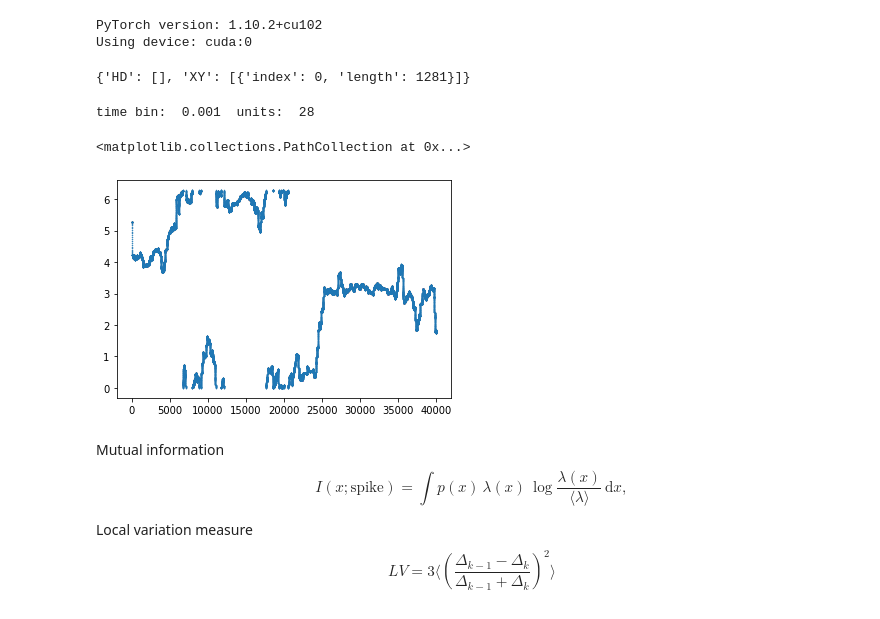
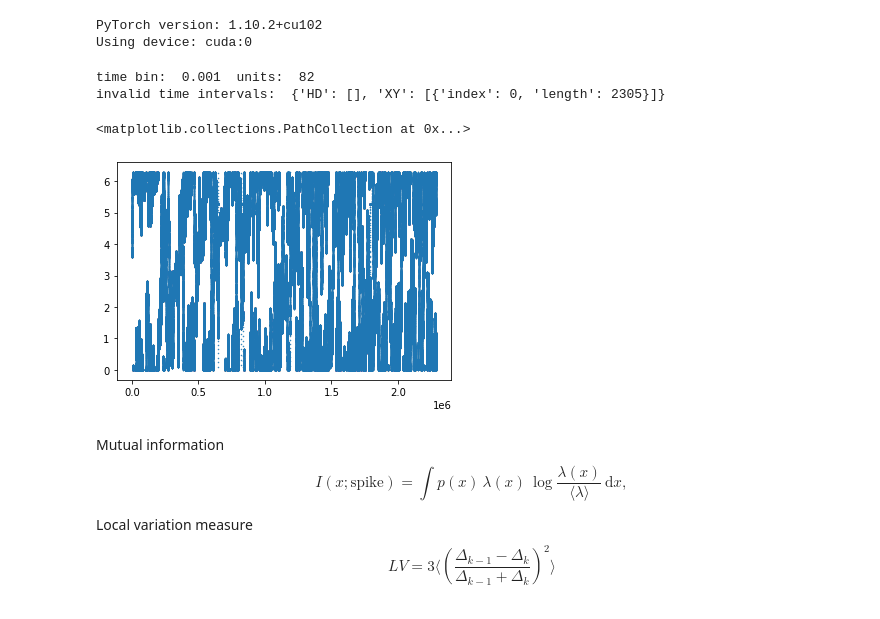
Before and after one commit to davindicode/UCM-interpret, a Jupyter notebook: preprocess/select_units_HDC.ipynb, the cells around one changed output. Saved outputs shown, nothing was run; the diff lists cells and outputs as text; code cells hidden in the pictures.

```diff
--- a/preprocess/select_units_HDC.ipynb
+++ b/preprocess/select_units_HDC.ipynb
@@ -31,16 +31,12 @@ mouse_ids = ['Mouse24', 'Mouse24', 'Mouse28', 'Mouse28', 'Mouse25', 'Mouse25'] #
 session_ids = ['131213', '131216', '140312', '140313', '140123', '140124'] # '120806'
 
 
-k = 0
+k = 3
 mouse_id, session_id = mouse_ids[k], session_ids[k]
 phase = 'wake'
 datadir = '..'
 
 data_dict = pickle.load(open(datadir+'/data/datasets/th1_{}_{}_{}.p'.format(mouse_id, session_id, phase), 'rb'))
-# %%
-data_dict['covariates']['invalid_behaviour']
-# %% [output]
-{'HD': [], 'XY': [{'index': 0, 'length': 1281}]}
 # %%
 # resample
 covariates = (
@@ -50,25 +46,34 @@ covariates = (
 )
 units = data_dict['neural']['units']
 
-bin_size = 20
+bin_size = 20  # new bin size (ms)
 tbin, resamples, rc_t, (rx_t, ry_t, rhd_t,) = utils.neural.bin_data(
     bin_size, data_dict['sample_bin'], data_dict['neural']['spike_time_inds'], data_dict['use_sample_num'],
     covariates, average_behav=True)
 
 rhd_t = rhd_t % (2*np.pi)
+print('time bin: ', tbin, ' units: ', units)
 
-r_t_spike = []
-for u in range(units):
-    r_t_spike.append(utils.neural.binned_to_indices(rc_t[u]))
 
-print('time bin: ', tbin, ' units: ', units)
+
+inval_behav = data_dict['covariates']['invalid_behaviour']
+print('invalid time intervals: ', inval_behav)
+
+if inval_behav['XY'][0]['index'] == 0:  # remove invalid region at start
+    start_ind = int(np.ceil(inval_behav['XY'][0]['length'] / bin_size))
+    resamples -= start_ind
+    rc_t = rc_t[:, start_ind:]
+    rx_t = rx_t[start_ind:]
+    ry_t = ry_t[start_ind:]
+    rhd_t = rhd_t[start_ind:]
 # %% [output]
-time bin:  0.001  units:  28
+time bin:  0.001  units:  82
+invalid time intervals:  {'HD': [], 'XY': [{'index': 0, 'length': 2305}]}
 # %%
-plt.scatter(np.arange(40000), rhd_t[:40000] % (2*np.pi), s=1, marker='.')
+plt.scatter(np.arange(resamples), rhd_t[:] % (2*np.pi), s=1, marker='.')
 # %% [output]
 <matplotlib.collections.PathCollection at 0x...>
-[figure, old version]
+[figure, new version]
 # %%
 # binning of covariates and analysis
 bins_hd = 60
```
Also changed, not shown: parts of 1 cell of this notebook, 1 other file.
